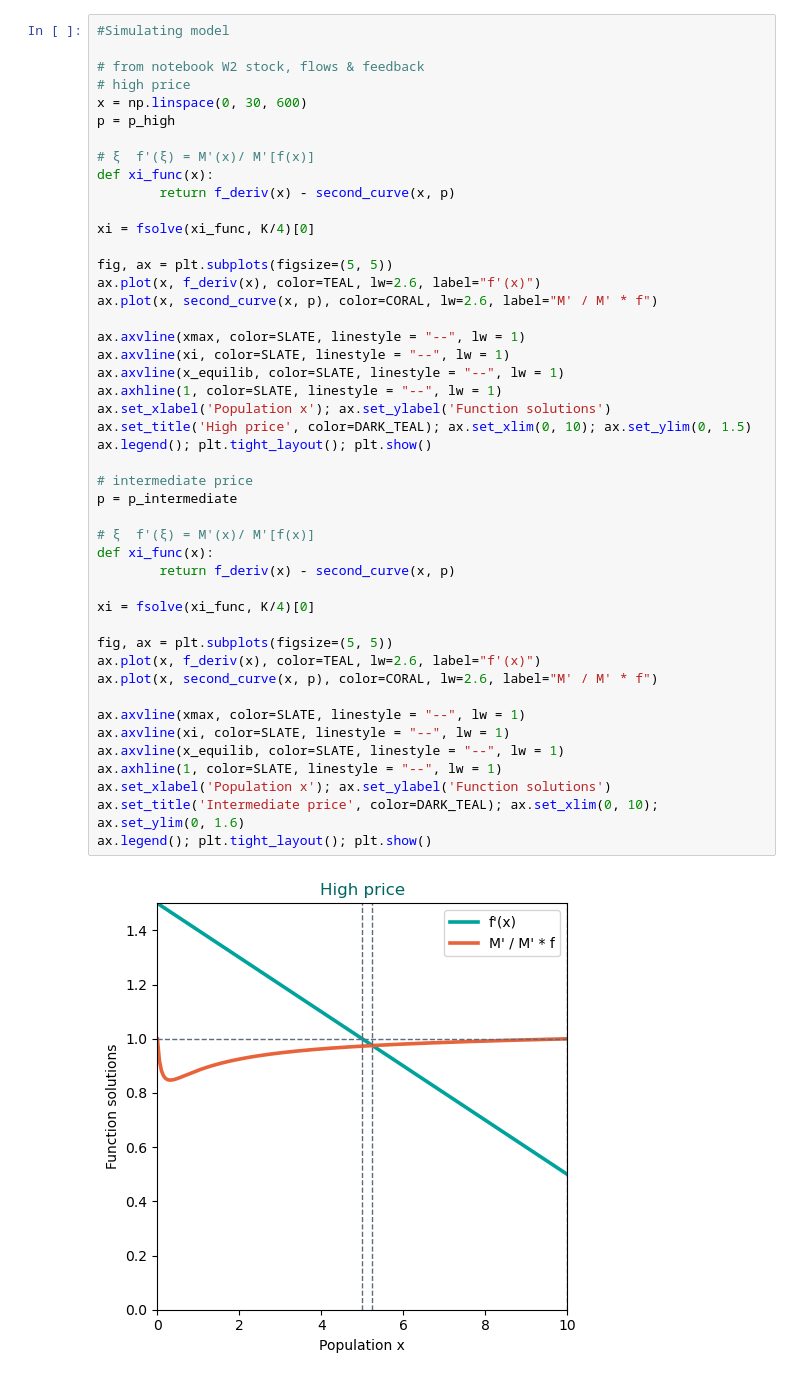
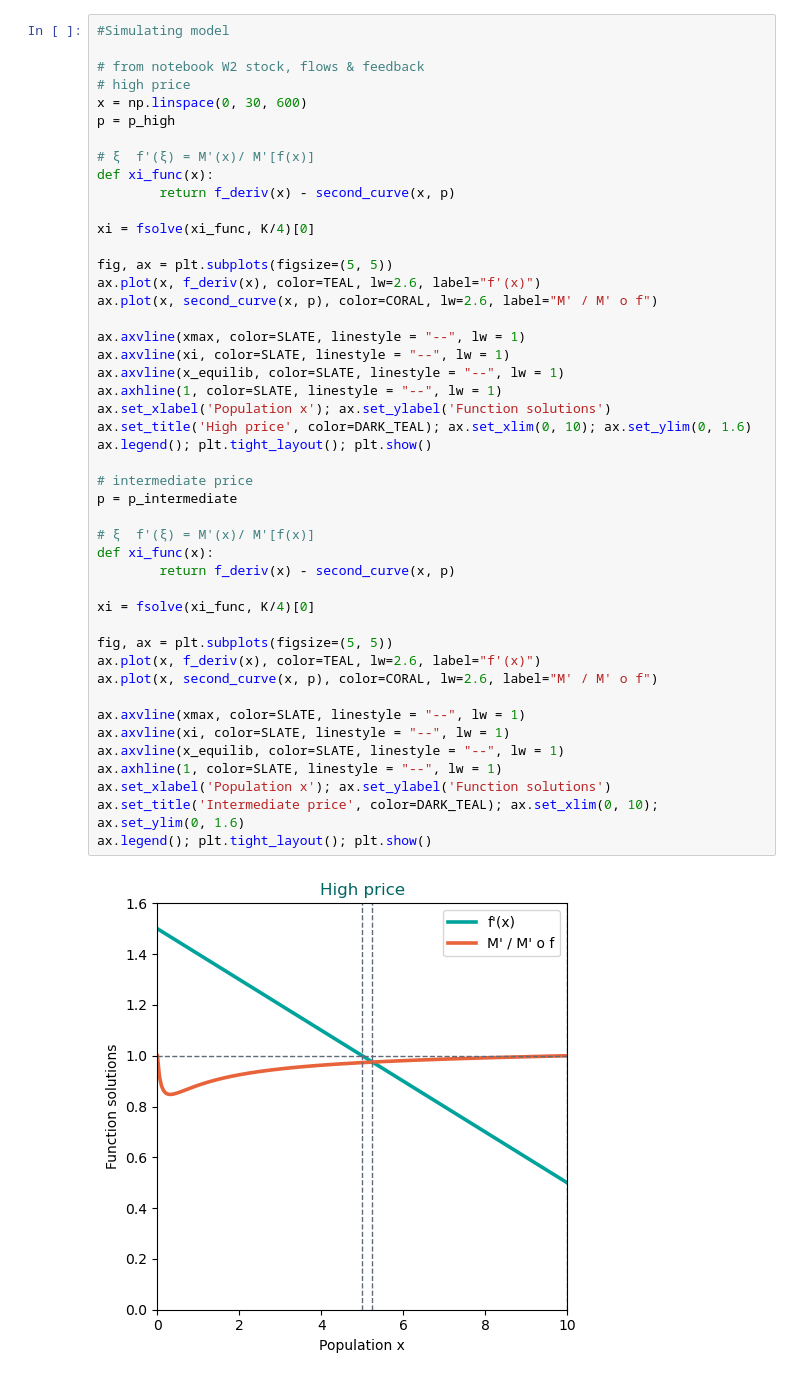
Before and after one commit to leara2/assignment2, a Jupyter notebook: Figure3codeclean.ipynb, the cells around one changed output. Saved outputs shown, nothing was run; the diff lists cells and outputs as text.

```diff
--- a/Figure3codeclean.ipynb
+++ b/Figure3codeclean.ipynb
@@ -75,38 +72,38 @@ xi = fsolve(xi_func, K/4)[0]
 
 fig, ax = plt.subplots(figsize=(5, 5))
 ax.plot(x, f_deriv(x), color=TEAL, lw=2.6, label="f'(x)")
-ax.plot(x, second_curve(x, p), color=CORAL, lw=2.6, label="M' / M' * f")
+ax.plot(x, second_curve(x, p), color=CORAL, lw=2.6, label="M' / M' o f")
 
 ax.axvline(xmax, color=SLATE, linestyle = "--", lw = 1)
 ax.axvline(xi, color=SLATE, linestyle = "--", lw = 1)
 ax.axvline(x_equilib, color=SLATE, linestyle = "--", lw = 1)
 ax.axhline(1, color=SLATE, linestyle = "--", lw = 1)
 ax.set_xlabel('Population x'); ax.set_ylabel('Function solutions')
-ax.set_title('High price', color=DARK_TEAL); ax.set_xlim(0, 10); ax.set_ylim(0, 1.5)
+ax.set_title('High price', color=DARK_TEAL); ax.set_xlim(0, 10); ax.set_ylim(0, 1.6)
 ax.legend(); plt.tight_layout(); plt.show()
 
 # intermediate price
 p = p_intermediate
 
 # ξ  f'(ξ) = M'(x)/ Μ'[f(x)]
 def xi_func(x):
         return f_deriv(x) - second_curve(x, p)
 
 xi = fsolve(xi_func, K/4)[0]
 
 fig, ax = plt.subplots(figsize=(5, 5))
 ax.plot(x, f_deriv(x), color=TEAL, lw=2.6, label="f'(x)")
-ax.plot(x, second_curve(x, p), color=CORAL, lw=2.6, label="M' / M' * f")
+ax.plot(x, second_curve(x, p), color=CORAL, lw=2.6, label="M' / M' o f")
 
 ax.axvline(xmax, color=SLATE, linestyle = "--", lw = 1)
 ax.axvline(xi, color=SLATE, linestyle = "--", lw = 1)
 ax.axvline(x_equilib, color=SLATE, linestyle = "--", lw = 1)
 ax.axhline(1, color=SLATE, linestyle = "--", lw = 1)
 ax.set_xlabel('Population x'); ax.set_ylabel('Function solutions')
 ax.set_title('Intermediate price', color=DARK_TEAL); ax.set_xlim(0, 10); ax.set_ylim(0, 1.6)
 ax.legend(); plt.tight_layout(); plt.show()
 # %% [output]
-[figure, old version]
+[figure, new version]
 [figure]
 # %%
 fig, ax = plt.subplots(figsize=(5, 5))
```
Also changed, not shown: parts of 3 cells of this notebook.
